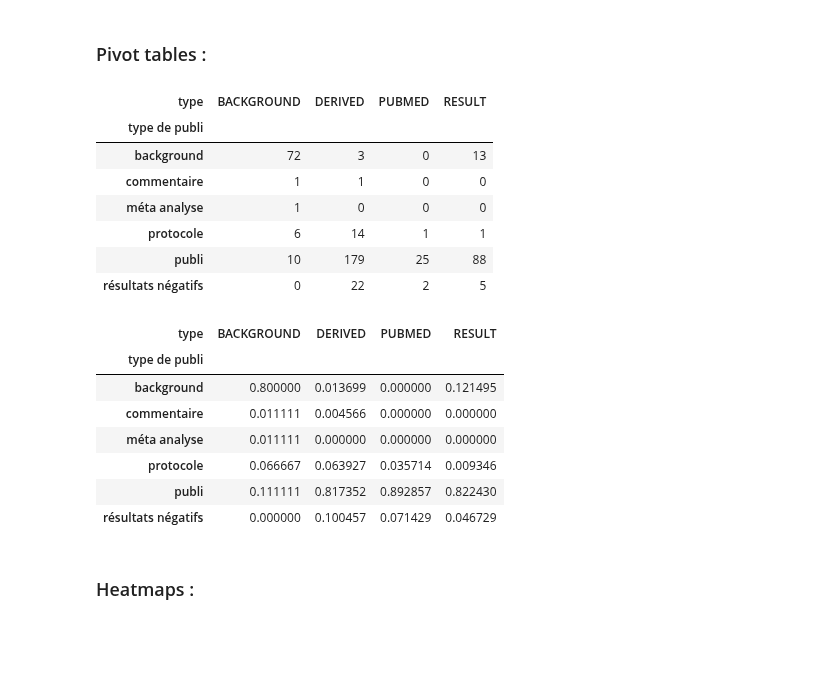
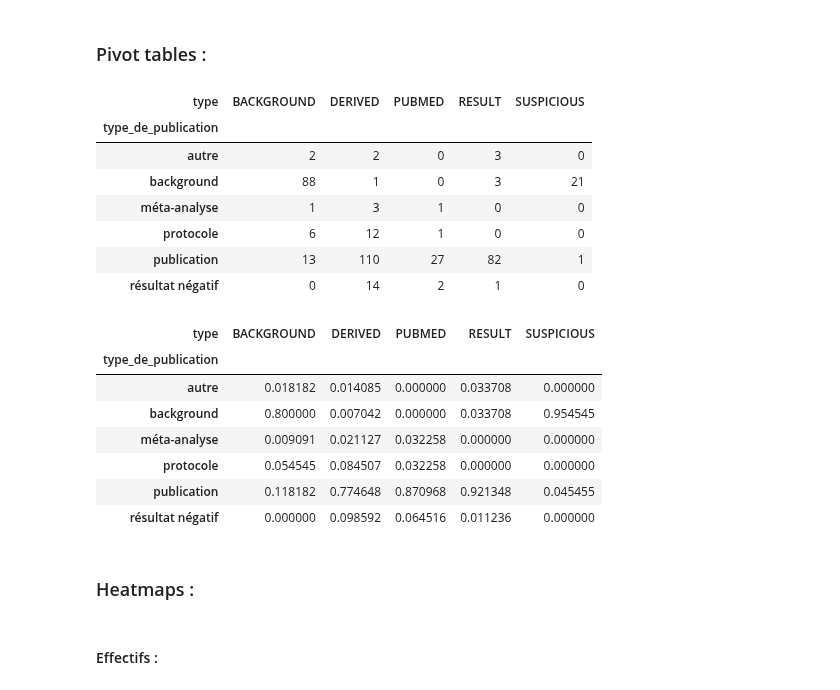
Before and after one commit to Inserm-IST/BSO-Inserm-Sante, a Jupyter notebook: 03_traitement_manuel_donnees_sante.ipynb, the cells around one changed output. Cells and saved outputs as stored; diff of their text form; code cells hidden in the pictures; blank space fills up the shorter version.

Commit message:
Incorporate data from the manual treatment

```diff
--- a/03_traitement_manuel_donnees_sante.ipynb
+++ b/03_traitement_manuel_donnees_sante.ipynb
@@ -109,9 +51,0 @@ Name: count, dtype: int64
-# %%
-df_from_excel = df_from_excel.astype(
-    {
-        'type': 'category',
-        'type de publi': 'category',
-        'oa': 'boolean',
-        'étude avant 2013': 'boolean',
-    }
-)
@@ -417,0 +67,2 @@ df_from_excel_corrected.loc[:, ['type','type de publi']]
+# %%
+df_corrected = pd.read_csv('Data/outputs/df_corrected.csv', sep=';', encoding='utf-8-sig')
@@ -417,0 +120,7 @@ df_from_excel_corrected.loc[:, ['type','type de publi']]
+# %%
+df_complete = df_corrected.merge(
+    df_from_excel.loc[:, ['NCTId', 'pmid', 'type_de_publication']],
+    on=['NCTId', 'pmid'],
+    how='left',
+    validate='one_to_one',
+)
@@ -417,0 +155,8 @@ df_from_excel_corrected.loc[:, ['type','type de publi']]
+# %%
+mask_is_result = df_complete.loc[:, 'type_de_publication'].isin(['publication', 'résultat négatif', 'méta-analyse'])
+df_complete.loc[mask_is_result, 'is_result'] = True
+
+mask_not_result = df_complete.loc[:, 'type_de_publication'].isin(['background', 'protocole', 'autre'])
+df_complete.loc[mask_not_result, 'is_result'] = False
+
+df_complete['is_result'] = df_complete['is_result'].astype('boolean')
@@ -419,26 +233,26 @@ df_from_excel_corrected.loc[:, ['type','type de publi']]
 ### Pivot tables :
 # %%
 df_correlation = pd.pivot_table(
-    df_from_excel_corrected,
-    index='type de publi',
+    df_complete,
+    index='type_de_publication',
     columns='type',
     aggfunc='size',
     observed=False,
 )
 df_correlation
 # %% [output]
-| type | BACKGROUND | DERIVED | PUBMED | RESULT |
-| type de publi |  |  |  |  |
-| background | 72 | 3 | 0 | 13 |
-| commentaire | 1 | 1 | 0 | 0 |
-| méta analyse | 1 | 0 | 0 | 0 |
-| protocole | 6 | 14 | 1 | 1 |
-| publi | 10 | 179 | 25 | 88 |
-| résultats négatifs | 0 | 22 | 2 | 5 |
+| type | BACKGROUND | DERIVED | PUBMED | RESULT | SUSPICIOUS |
+| type_de_publication |  |  |  |  |  |
+| autre | 2 | 2 | 0 | 3 | 0 |
+| background | 88 | 1 | 0 | 3 | 21 |
+| méta-analyse | 1 | 3 | 1 | 0 | 0 |
+| protocole | 6 | 12 | 1 | 0 | 0 |
+| publication | 13 | 110 | 27 | 82 | 1 |
+| résultat négatif | 0 | 14 | 2 | 1 | 0 |
 # %%
 df_correlation_perc = pd.crosstab(
-    index = df_from_excel_corrected.loc[:,'type de publi'],
-    columns= df_from_excel_corrected.loc[:,'type'],
+    index = df_complete.loc[:,'type_de_publication'],
+    columns= df_corrected.loc[:,'type'],
     normalize= 'columns',
     # aggfunc='size',
     # fill_value=0,
@@ -446,13 +260,13 @@ df_correlation_perc = pd.crosstab(
 )
 df_correlation_perc
 # %% [output]
-| type | BACKGROUND | DERIVED | PUBMED | RESULT |
-| type de publi |  |  |  |  |
-| background | 0.800000 | 0.013699 | 0.000000 | 0.121495 |
-| commentaire | 0.011111 | 0.004566 | 0.000000 | 0.000000 |
-| méta analyse | 0.011111 | 0.000000 | 0.000000 | 0.000000 |
-| protocole | 0.066667 | 0.063927 | 0.035714 | 0.009346 |
-| publi | 0.111111 | 0.817352 | 0.892857 | 0.822430 |
-| résultats négatifs | 0.000000 | 0.100457 | 0.071429 | 0.046729 |
+| type | BACKGROUND | DERIVED | PUBMED | RESULT | SUSPICIOUS |
+| type_de_publication |  |  |  |  |  |
+| autre | 0.018182 | 0.014085 | 0.000000 | 0.033708 | 0.000000 |
+| background | 0.800000 | 0.007042 | 0.000000 | 0.033708 | 0.954545 |
+| méta-analyse | 0.009091 | 0.021127 | 0.032258 | 0.000000 | 0.000000 |
+| protocole | 0.054545 | 0.084507 | 0.032258 | 0.000000 | 0.000000 |
+| publication | 0.118182 | 0.774648 | 0.870968 | 0.921348 | 0.045455 |
+| résultat négatif | 0.000000 | 0.098592 | 0.064516 | 0.011236 | 0.000000 |
 # %% [markdown]
 ### Heatmaps :
@@ -461,3 +273,5 @@ import seaborn as sns
+# %% [markdown]
+#### Effectifs :
 # %%
 sns.heatmap(
     df_correlation,
```
Also changed, not shown: parts of 115 cells of this notebook.
